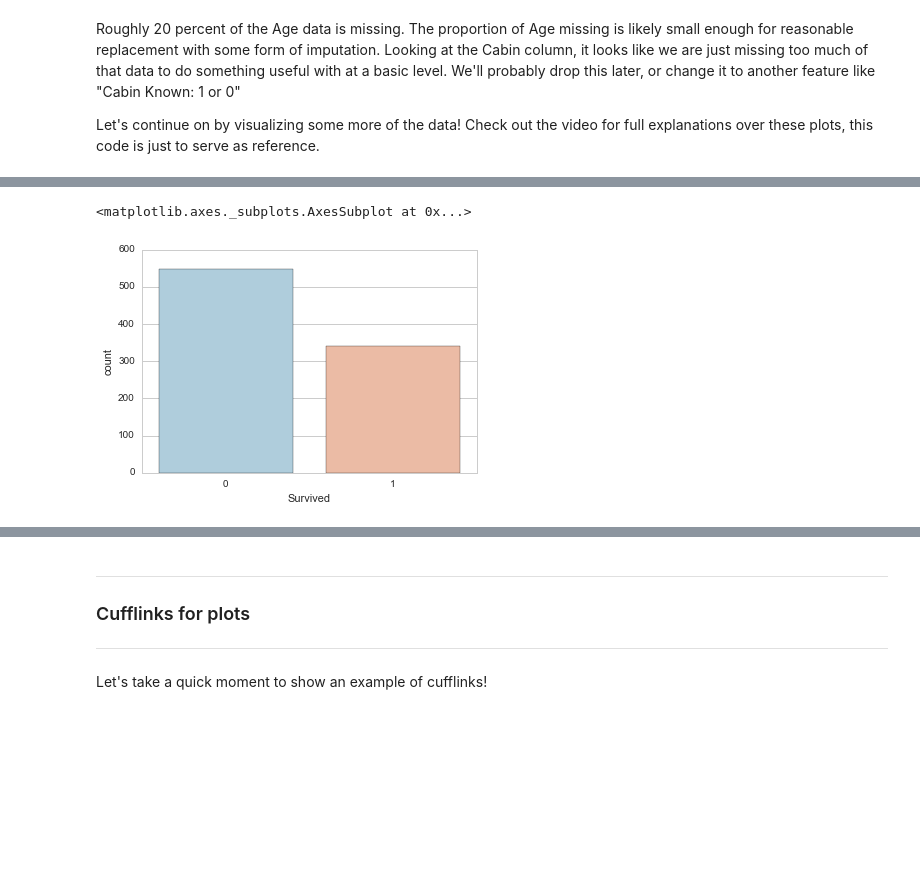
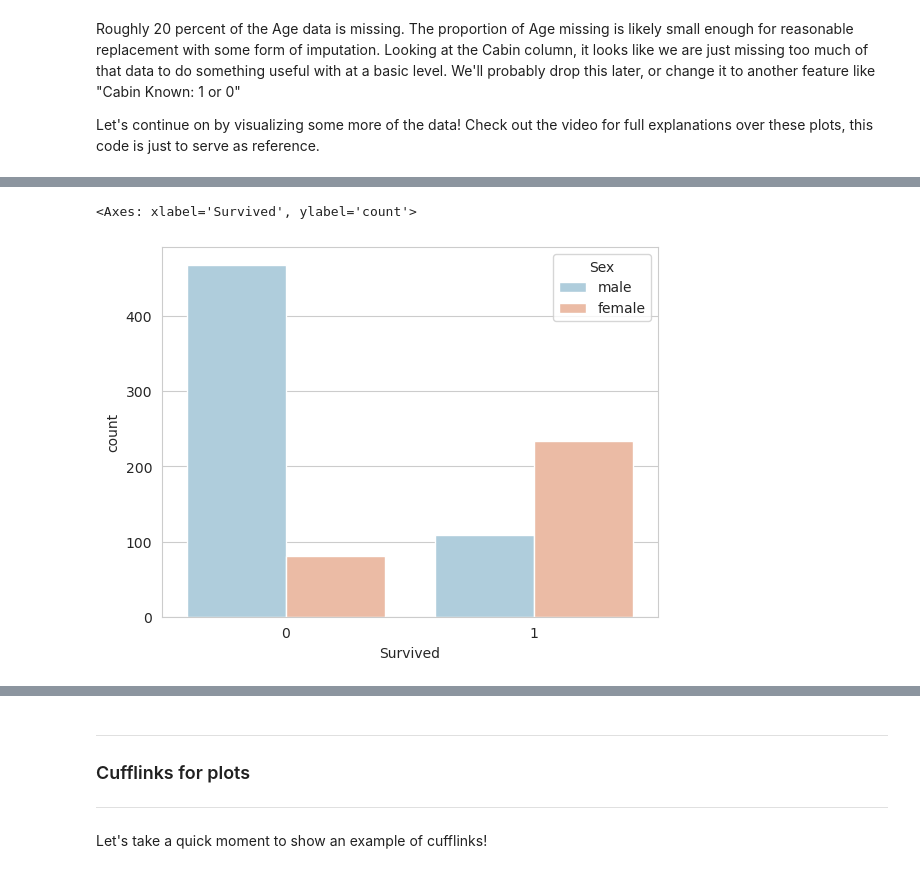
Before and after one commit to LuisReyes98/udemy-machine-learning, a Jupyter notebook: 13-Logistic-Regression/01-Logistic Regression with Python.ipynb, the cells around one changed output, grey strips where cells are left out. Cells and saved outputs as stored; diff of their text form; code cells hidden in the pictures; blank space fills up the shorter version.

```diff
--- a/13-Logistic-Regression/01-Logistic Regression with Python.ipynb
+++ b/13-Logistic-Regression/01-Logistic Regression with Python.ipynb
@@ -100,7 +145,11 @@ Let's continue on by visualizing some more of the data! Check out the video for
 # %%
-sns.set_style('whitegrid')
-sns.countplot(x='Survived',data=train,palette='RdBu_r')
+sns.countplot(
+    x='Survived',
+    hue='Sex',
+    data=train,
+    palette='RdBu_r',
+)
 # %% [output]
-<matplotlib.axes._subplots.AxesSubplot at 0x...>
+<Axes: xlabel='Survived', ylabel='count'>
-[figure, old version]
+[figure, new version]
 # %%
```
Also changed, not shown: parts of 58 cells of this notebook.
